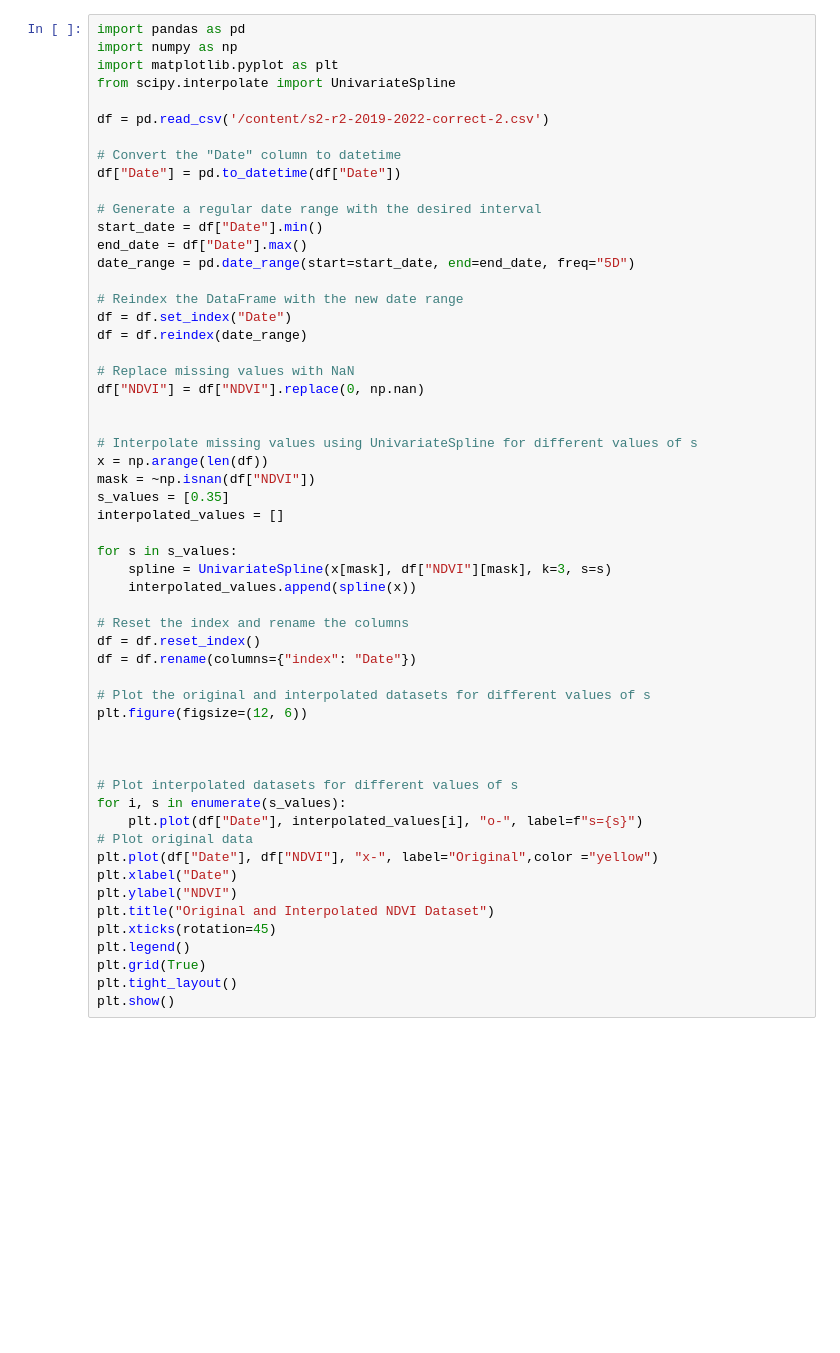
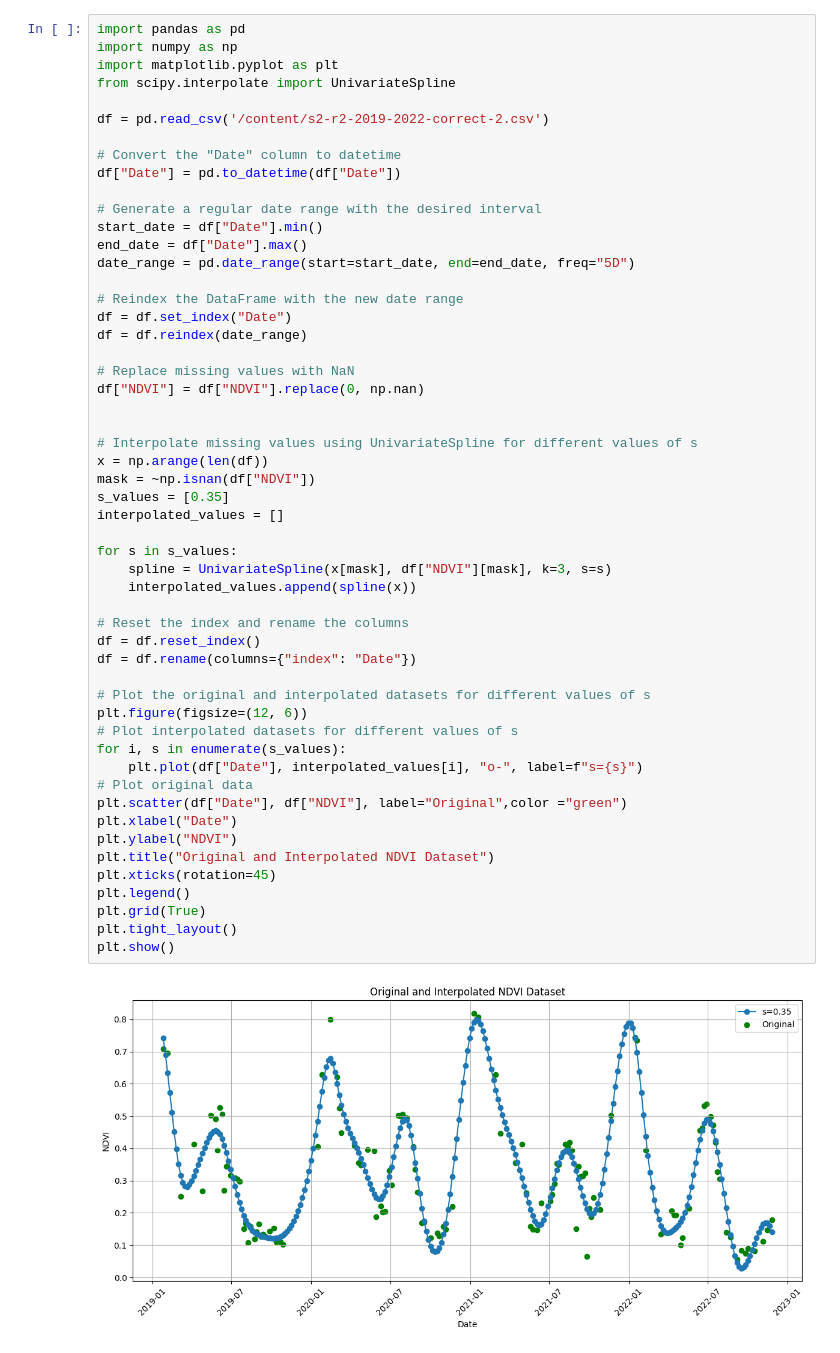
Before and after one commit to pablex72/time-series-crop, a Jupyter notebook: spline_interpolation_crop_only_fill_gaps.ipynb, the cells around one changed output. Drawn from its saved outputs; the diff is of its cells as text; blank space fills up the shorter version.

```diff
--- a/spline_interpolation_crop_only_fill_gaps.ipynb
+++ b/spline_interpolation_crop_only_fill_gaps.ipynb
@@ -25,34 +25,33 @@ df["NDVI"] = df["NDVI"].replace(0, np.nan)
 
 
 # Interpolate missing values using UnivariateSpline for different values of s
 x = np.arange(len(df))
 mask = ~np.isnan(df["NDVI"])
 s_values = [0.35]
 interpolated_values = []
 
 for s in s_values:
     spline = UnivariateSpline(x[mask], df["NDVI"][mask], k=3, s=s)
     interpolated_values.append(spline(x))
 
 # Reset the index and rename the columns
 df = df.reset_index()
 df = df.rename(columns={"index": "Date"})
 
 # Plot the original and interpolated datasets for different values of s
 plt.figure(figsize=(12, 6))
-
-
-
 # Plot interpolated datasets for different values of s
 for i, s in enumerate(s_values):
     plt.plot(df["Date"], interpolated_values[i], "o-", label=f"s={s}")
 # Plot original data
-plt.plot(df["Date"], df["NDVI"], "x-", label="Original",color ="yellow")
+plt.scatter(df["Date"], df["NDVI"], label="Original",color ="green")
 plt.xlabel("Date")
 plt.ylabel("NDVI")
 plt.title("Original and Interpolated NDVI Dataset")
 plt.xticks(rotation=45)
 plt.legend()
 plt.grid(True)
 plt.tight_layout()
 plt.show()
+# %% [output]
+[figure, added]
```
Also changed, not shown: parts of 6 cells of this notebook.
